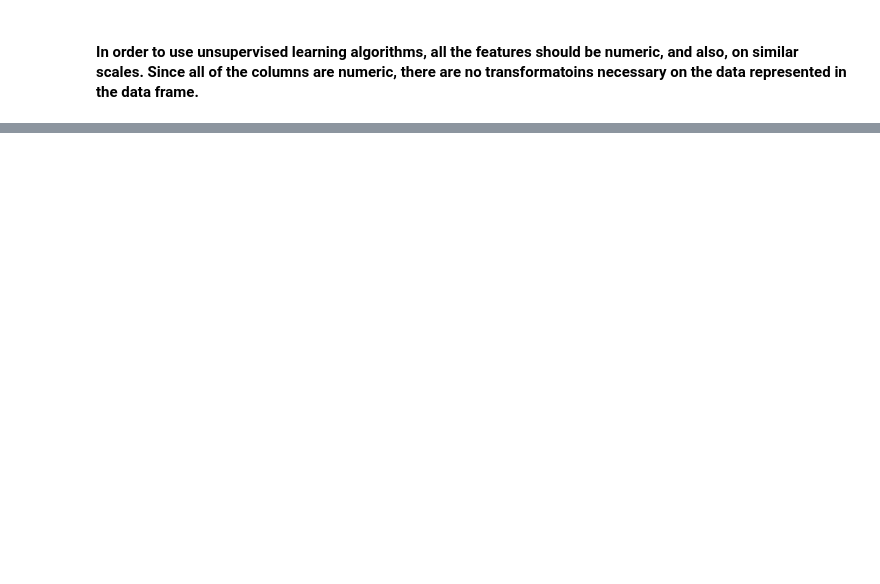
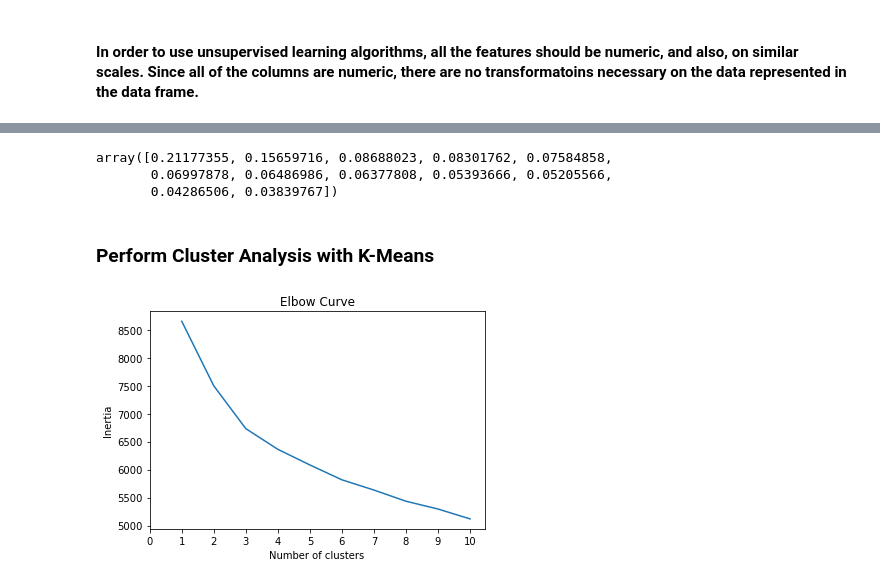
Before and after one commit to mcmanuscw/unsupervised-machine-learning-challenge, a Jupyter notebook: myopia_unsup.ipynb, the cells around one changed output, grey strips where cells are left out. Cells and saved outputs as stored; diff of their text form; code cells hidden in the pictures; blank space fills up the shorter version.

Commit message:
included dimension reduction via PCA and k-Means analysis

```diff
--- a/myopia_unsup.ipynb
+++ b/myopia_unsup.ipynb
@@ -113,0 +123,4 @@ new_df.to_csv(file_path, index=False)
+# %%
+# Standarize data with StandarScaler
+myo_scaled = StandardScaler().fit_transform(df_myo)
+print(myo_scaled[0:])
@@ -113,0 +141,14 @@ new_df.to_csv(file_path, index=False)
+# %%
+from sklearn.decomposition import PCA
+
+# Initialize PCA model
+pca = PCA(n_components=12)
+
+# Get two principal components for the myo data.
+myo_pca = pca.fit_transform(myo_scaled)
+# %%
+# Transform PCA data to a DataFrame
+df_myo_pca = pd.DataFrame(
+    data=myo_pca, columns=["principal component 1", "principal component 2", "principal component 3", "principal component 4", "principal component 5", "principal component 6", "principal component 7", "principal component 8", "principal component 9", "principal component 10", "principal component 11", "principal component 12"]
+)
+df_myo_pca.head()
@@ -113,0 +162,35 @@ new_df.to_csv(file_path, index=False)
+# %%
+# Fetch the explained variance
+pca.explained_variance_ratio_
+# %% [output]
+array([0.21177355, 0.15659716, 0.08688023, 0.08301762, 0.07584858,
+       0.06997878, 0.06486986, 0.06377808, 0.05393666, 0.05205566,
+       0.04286506, 0.03839767])
+# %% [markdown]
+### Perform Cluster Analysis with K-Means
+# %%
+# Finding the best value for k
+from sklearn.cluster import KMeans
+
+
+inertia = []
+k = list(range(1, 11))
+
+# Calculate the inertia for the range of k values
+for i in k:
+    km = KMeans(n_clusters=i, random_state=0)
+    km.fit(df_myo_pca)
+    inertia.append(km.inertia_)
+
+# Creating the Elbow Curve
+elbow_data = {"k": k, "inertia": inertia}
+df_elbow = pd.DataFrame(elbow_data)
+
+plt.plot(df_elbow['k'], df_elbow['inertia'])
+plt.xticks(list(range(11)))
+plt.title('Elbow Curve')
+plt.xlabel('Number of clusters')
+plt.ylabel('Inertia')
+plt.show()
+# %% [output]
+[figure, added]
```
Also changed, not shown: parts of 18 cells of this notebook, 2 other files.
